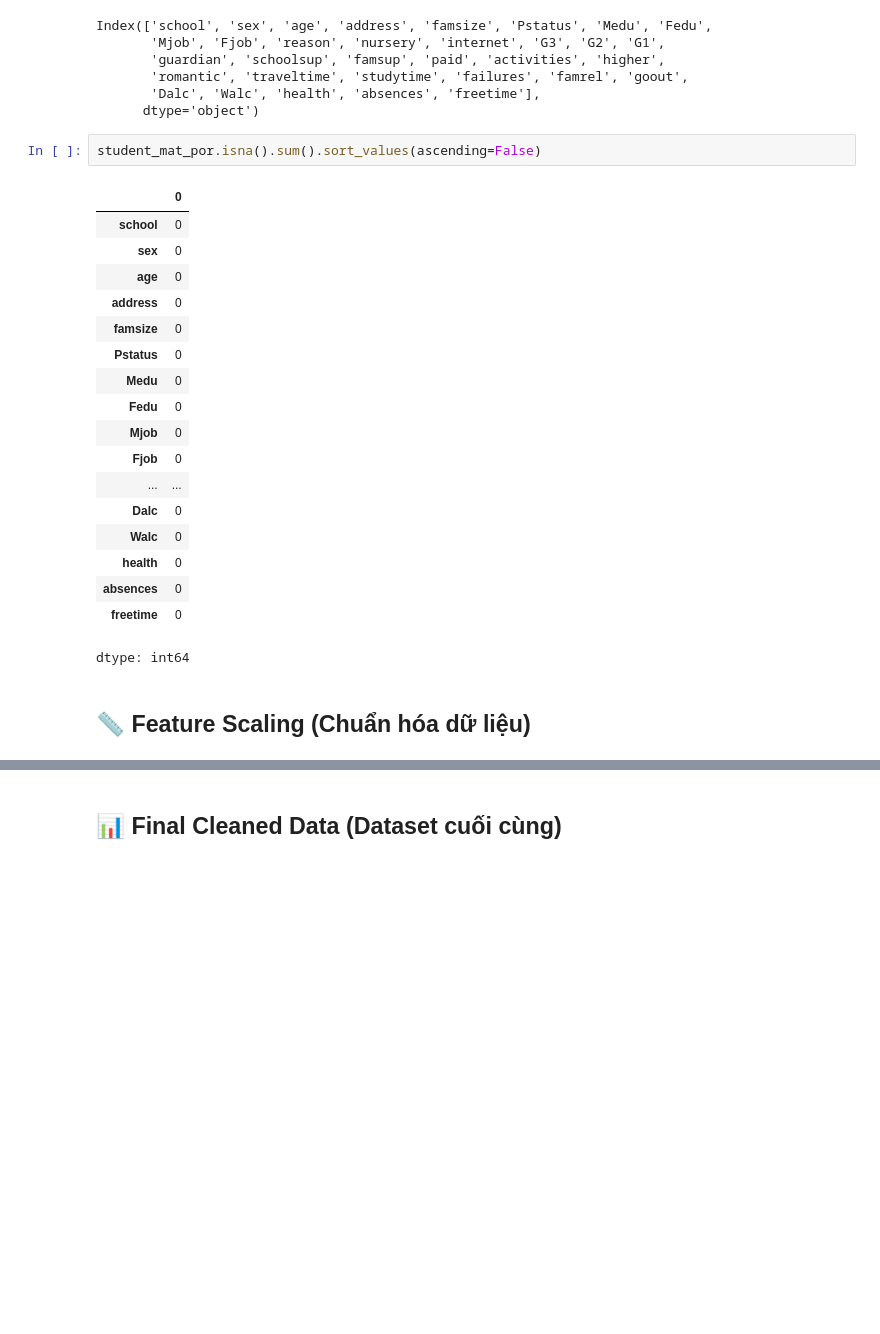
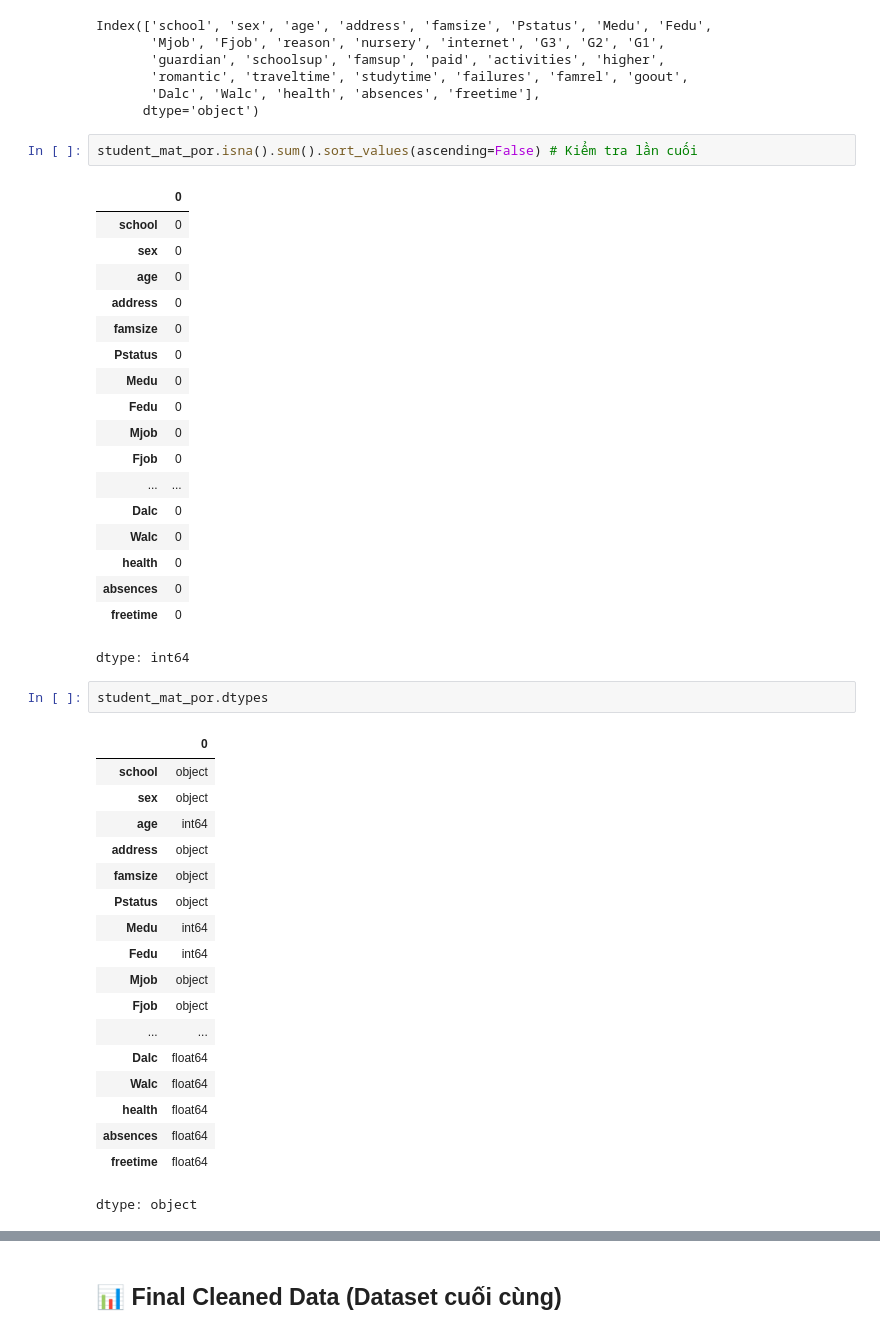
Before and after one commit to TienNguyen0712/student-alcohol-consumption-data-mining, a Jupyter notebook: notebooks/02_preprocessing.ipynb, the cells around one changed output, grey strips where cells are left out. Drawn from its saved outputs; the diff is of its cells as text; blank space fills up the shorter version.

```diff
--- a/notebooks/02_preprocessing.ipynb
+++ b/notebooks/02_preprocessing.ipynb
@@ -155,7 +155,7 @@ Index(['school', 'sex', 'age', 'address', 'famsize', 'Pstatus', 'Medu', 'Fedu',
        'Dalc', 'Walc', 'health', 'absences', 'freetime'],
       dtype='object')
 # %%
-student_mat_por.isna().sum().sort_values(ascending=False)
+student_mat_por.isna().sum().sort_values(ascending=False) # Kiểm tra lần cuối
 # %% [output]
 |  | 0 |
 | school | 0 |
@@ -175,5 +175,24 @@ student_mat_por.isna().sum().sort_values(ascending=False)
 | absences | 0 |
 | freetime | 0 |
 dtype: int64
-# %% [markdown]
-## **📏 Feature Scaling (Chuẩn hóa dữ liệu)**
+# %%
+student_mat_por.dtypes
+# %% [output]
+|  | 0 |
+| school | object |
+| sex | object |
+| age | int64 |
+| address | object |
+| famsize | object |
+| Pstatus | object |
+| Medu | int64 |
+| Fedu | int64 |
+| Mjob | object |
+| Fjob | object |
+| ... | ... |
+| Dalc | float64 |
+| Walc | float64 |
+| health | float64 |
+| absences | float64 |
+| freetime | float64 |
+dtype: object
```
Also changed, not shown: parts of 5 cells of this notebook.
